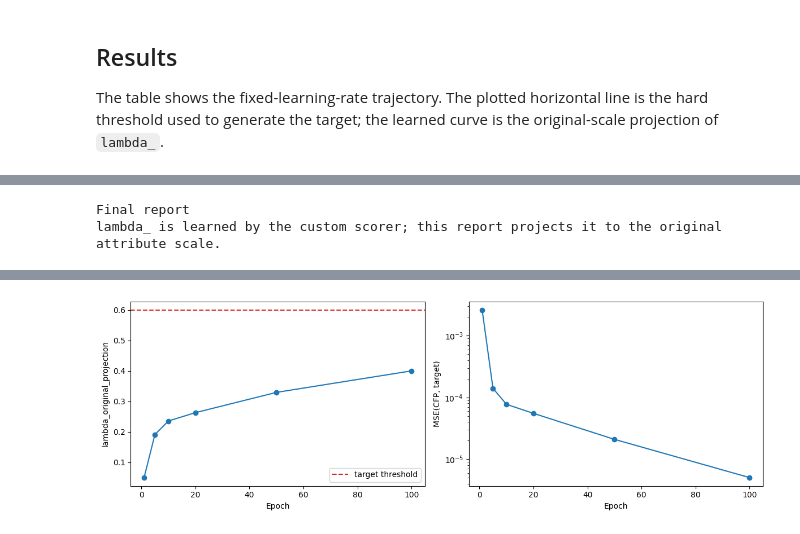
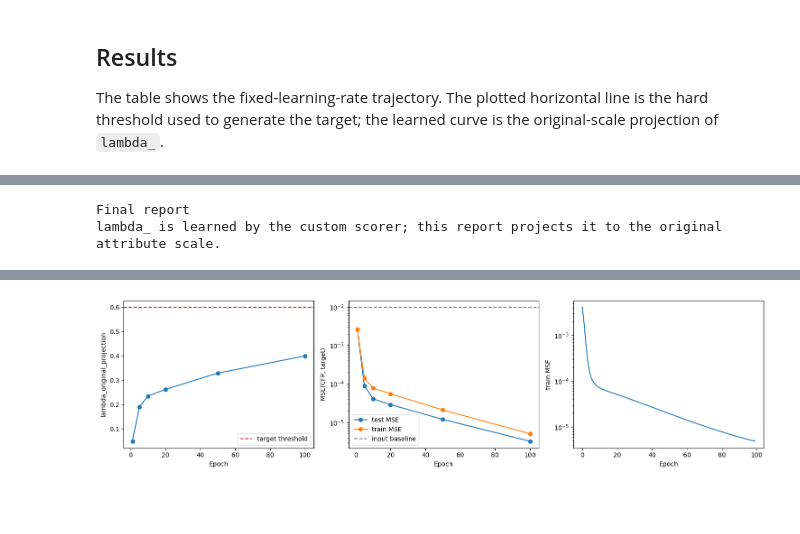
Before and after one commit to wonderalexandre/MTLearn, a Jupyter notebook: notebooks/experiments/CFP_soft_threshold_scoring_screws_filtering.ipynb, the cells around one changed output, grey strips where cells are left out. Drawn from its saved outputs; the diff is of its cells as text; code cells hidden in the pictures; blank space fills up the shorter version.

```diff
--- a/notebooks/experiments/CFP_soft_threshold_scoring_screws_filtering.ipynb
+++ b/notebooks/experiments/CFP_soft_threshold_scoring_screws_filtering.ipynb
@@ -318,7 +302,8 @@ train_losses = []
 report_rows = []
 start = time.time()
 
-viz_image, viz_target, viz_name = testset[0]
+viz_inputs, viz_targets = next(iter(testloader_cached))
+viz_images = viz_inputs[0] if isinstance(viz_inputs, (tuple, list)) else viz_inputs
 
 cfp_layer.train()
 for epoch in range(1, NUM_EPOCHS + 1):
@@ -343,7 +328,9 @@ for epoch in range(1, NUM_EPOCHS + 1):
     train_losses.append(train_epoch_loss)
 
     if epoch in REPORT_EPOCHS:
-        row = evaluate_filter_state(cfp_layer, trainloader_cached)
+        train_metrics = evaluate_filtering(cfp_layer, trainloader_cached)
+        test_metrics = evaluate_filtering(cfp_layer, testloader_cached)
+        row = lambda_to_original_attribute_scale(cfp_layer)
         row.update(
             {
                 "epoch": epoch,
@@ -352,26 +339,28 @@ for epoch in range(1, NUM_EPOCHS + 1):
                 "grad_lambda_last_batch": last_grad_lambda,
             }
         )
+        row.update({f"train_{key}": value for key, value in train_metrics.items()})
+        row.update({f"test_{key}": value for key, value in test_metrics.items()})
         report_rows.append(row)
 
         was_training = cfp_layer.training
         cfp_layer.eval()
         with torch.no_grad():
-            viz_prediction = cfp_layer(viz_image.unsqueeze(0)) / OUTPUT_SCALE
+            viz_prediction = cfp_layer(viz_inputs) / OUTPUT_SCALE
         cfp_layer.train(was_training)
 
         fig, axes = plt.subplots(1, 3, figsize=(12, 4))
-        axes[0].imshow(viz_image[0].detach().cpu().numpy(), cmap="gray", vmin=0, vmax=1)
-        axes[0].set_title(f"Input {viz_name}")
-        axes[1].imshow(viz_target[0].detach().cpu().numpy(), cmap="gray", vmin=0, vmax=1)
+        axes[0].imshow(viz_images[0, 0].detach().cpu().numpy(), cmap="gray", vmin=0, vmax=1)
+        axes[0].set_title("Input")
+        axes[1].imshow(viz_targets[0, 0].detach().cpu().numpy(), cmap="gray", vmin=0, vmax=1)
         axes[1].set_title("Target")
         axes[2].imshow(viz_prediction[0, 0].detach().cpu().numpy(), cmap="gray", vmin=0, vmax=1)
         axes[2].set_title("Connected filter")
         for axis in axes:
             axis.axis("off")
         fig.suptitle(
-            f"Epoch {epoch} | lambda projection={row['lambda_original_projection']:.4f} | "
-            f"MSE={row['mse_cfp_vs_target']:.2e}"
+            f"Epoch {epoch} | test MSE={row['test_mse_cfp_vs_target']:.2e} | "
+            f"lambda projection={row['lambda_original_projection']:.4f}"
         )
         plt.tight_layout()
         plt.show()
@@ -395,28 +384,42 @@ The table shows the fixed-learning-rate trajectory. The plotted horizontal line
 display_columns = [
     "epoch",
     "lambda_original_projection",
-    "mse_cfp_vs_target",
-    "mse_cfp_vs_input",
+    "train_mse_cfp_vs_target",
+    "test_mse_cfp_vs_target",
+    "train_mse_input_vs_target",
+    "test_mse_input_vs_target",
+    "train_mae_cfp_vs_target",
+    "test_mae_cfp_vs_target",
     "train_epoch_mse",
     "learning_rate",
 ]
 display(trajectory[display_columns])
 
-final_report = evaluate_filter_state(cfp_layer, trainloader_cached)
+final_report = lambda_to_original_attribute_scale(cfp_layer)
+final_report.update({f"train_{key}": value for key, value in evaluate_filtering(cfp_layer, trainloader_cached).items()})
+final_report.update({f"test_{key}": value for key, value in evaluate_filtering(cfp_layer, testloader_cached).items()})
+
 print("Final report")
 print("lambda_ is learned by the custom scorer; this report projects it to the original attribute scale.")
 display(pd.DataFrame([final_report]))
 
-fig, axes = plt.subplots(1, 2, figsize=(12, 4))
+fig, axes = plt.subplots(1, 3, figsize=(15, 4))
 axes[0].plot(trajectory["epoch"], trajectory["lambda_original_projection"], marker="o")
 axes[0].axhline(TARGET_THRESHOLD_ORIGINAL, color="tab:red", linestyle="--", label="target threshold")
 axes[0].set_xlabel("Epoch")
 axes[0].set_ylabel("lambda_original_projection")
 axes[0].legend()
 
-axes[1].semilogy(trajectory["epoch"], trajectory["mse_cfp_vs_target"], marker="o")
+axes[1].semilogy(trajectory["epoch"], trajectory["test_mse_cfp_vs_target"], marker="o", label="test MSE")
+axes[1].semilogy(trajectory["epoch"], trajectory["train_mse_cfp_vs_target"], marker="o", label="train MSE")
+axes[1].axhline(final_report["test_mse_input_vs_target"], color="tab:gray", linestyle="--", label="input baseline")
 axes[1].set_xlabel("Epoch")
 axes[1].set_ylabel("MSE(CFP, target)")
+axes[1].legend()
+
+axes[2].semilogy(train_losses)
+axes[2].set_xlabel("Epoch")
+axes[2].set_ylabel("train MSE")
 plt.tight_layout()
 plt.show()
 # %% [output]
@@ -434 +437 @@ lambda_ is learned by the custom scorer; this report projects it to the original
-[figure, old version]
+[figure, new version]
```
Also changed, not shown: parts of 7 cells of this notebook, 5 other files.
